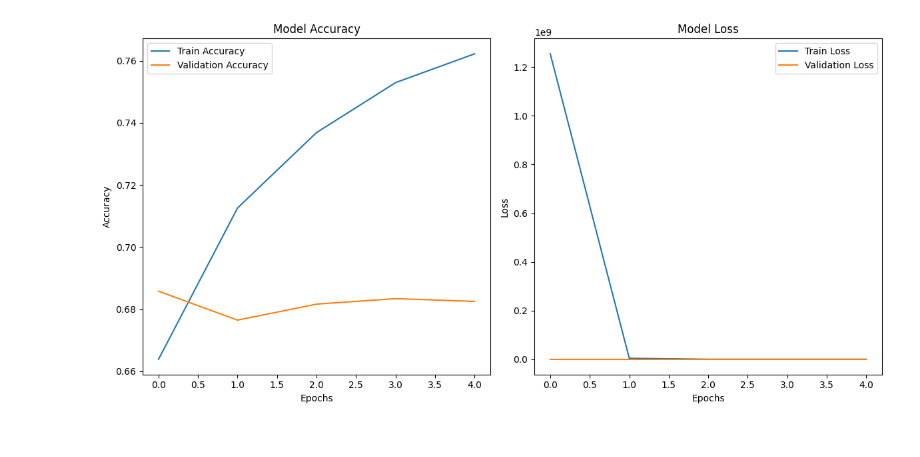
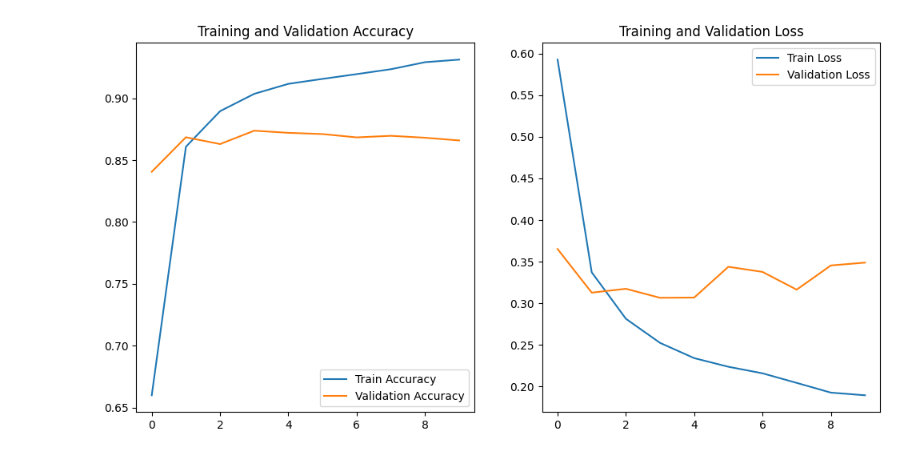
Before and after one commit to it21297854/DSAssignmentIMDB, a Jupyter notebook: IT21294570.ipynb, the cells around one changed output. Drawn from its saved outputs; the diff is of its cells as text; code cells hidden in the pictures.

```diff
--- a/IT21294570.ipynb
+++ b/IT21294570.ipynb
@@ -14,5 +9,14 @@ embedding_dim = 128  # Embedding layer output size
 # %%
-# Load the IMDB dataset (only the top 5000 words)
+
+# Load IMDB dataset (Keras version for convenience)
+from tensorflow.keras.datasets import imdb
+
+# Hyperparameters
+max_words = 5000  # Max number of words in the vocabulary
+max_len = 200     # Max sequence length
+embedding_dim = 100  # Embedding dimensions (random initialization)
+
+# Load the IMDB dataset
 (X_train, y_train), (X_test, y_test) = imdb.load_data(num_words=max_words)
 
 # Pad sequences to ensure uniform input size
@@ -100,0 +52,9 @@ Accuracy: 68.25%
+# %%
+model = Model(inputs=input_layer, outputs=output_layer)
+
+# Compile the model
+model.compile(optimizer=tf.keras.optimizers.Adam(learning_rate=0.0001),
+              loss='binary_crossentropy', metrics=['accuracy'])
+
+# Train the model
+history = model.fit(X_train_pad, y_train, epochs=10, batch_size=64, validation_data=(X_test_pad, y_test))
@@ -101,26 +82,21 @@ Accuracy: 68.25%
 # %%
-# Plotting accuracy and loss over epochs
+# Plotting accuracy and loss over time
+def plot_history(history):
+    plt.figure(figsize=(12, 6))
+    plt.subplot(1, 2, 1)
+    plt.plot(history.history['accuracy'], label='Train Accuracy')
+    plt.plot(history.history['val_accuracy'], label='Validation Accuracy')
+    plt.legend(loc='lower right')
+    plt.title('Training and Validation Accuracy')
 
-# Plot Training & Validation Accuracy
-plt.figure(figsize=(12, 6))
-plt.subplot(1, 2, 1)
-plt.plot(history.history['accuracy'], label='Train Accuracy')
-plt.plot(history.history['val_accuracy'], label='Validation Accuracy')
-plt.title('Model Accuracy')
-plt.xlabel('Epochs')
-plt.ylabel('Accuracy')
-plt.legend()
+    plt.subplot(1, 2, 2)
+    plt.plot(history.history['loss'], label='Train Loss')
+    plt.plot(history.history['val_loss'], label='Validation Loss')
+    plt.legend(loc='upper right')
+    plt.title('Training and Validation Loss')
+    plt.show()
 
-# Plot Training & Validation Loss
-plt.subplot(1, 2, 2)
-plt.plot(history.history['loss'], label='Train Loss')
-plt.plot(history.history['val_loss'], label='Validation Loss')
-plt.title('Model Loss')
-plt.xlabel('Epochs')
-plt.ylabel('Loss')
-plt.legend()
-
-plt.tight_layout()
-plt.show()
+# Call the plot function to visualize results
+plot_history(history)
 # %% [output]
-[figure, old version]
+[figure, new version]
```
Also changed, not shown: parts of 9 cells of this notebook, 1 other file.
